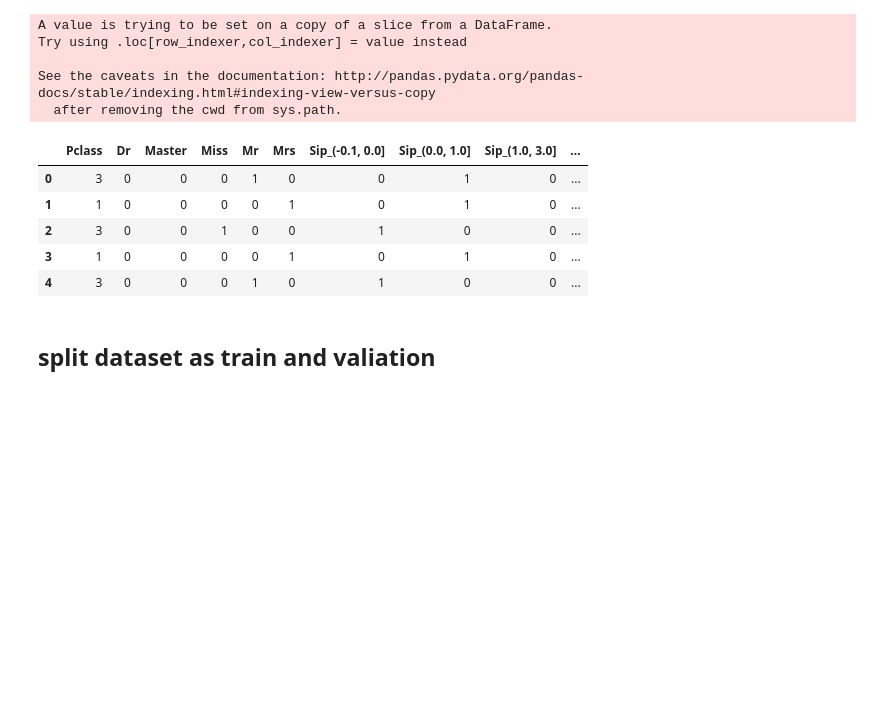
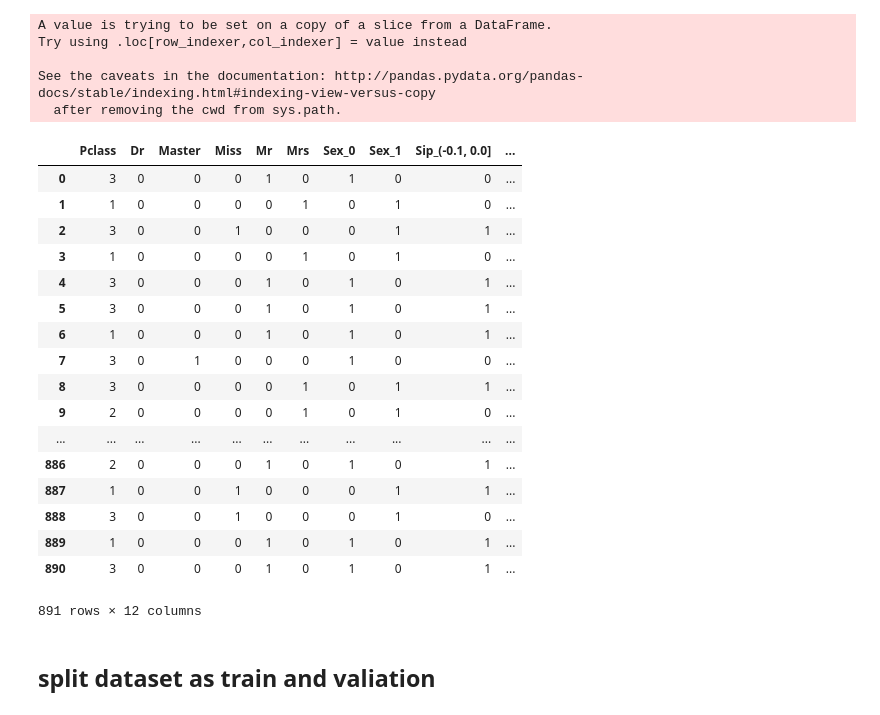
Before and after one commit to RayFromUiS/kaggle_titanic, a Jupyter notebook: kaggle_titanic.ipynb, the cells around one changed output. Saved outputs shown, nothing was run; the diff lists cells and outputs as text; code cells hidden in the pictures; blank space fills up the shorter version.

```diff
--- a/kaggle_titanic.ipynb
+++ b/kaggle_titanic.ipynb
@@ -73,7 +73,7 @@ ax2 = sns.countplot(x = 'Sex',hue = 'Survived',data = train_df)
 # %% [output]
 [figure]
 # %%
-train_df['Sex'] = train_df['Sex'].map({'male':0,'feamale':1})
+train_df['Sex'] = train_df['Sex'].map({'male':0,'female':1})
 # %%
 sns.countplot(x = 'SibSp',hue = 'Survived',data = train_df )
 # %% [output]
@@ -178,15 +178,18 @@ def df_features(df,featrue_cols):
     titles = pd.get_dummies(pre_train_df['Title'])
 #     convert 'sibsp' to dummy vaiables
     sip = pd.get_dummies(pre_train_df['SibSp'],prefix = 'Sip')
+#      convert sex to dummy vairables
+    sex = pd.get_dummies(pre_train_df['Sex'],prefix = 'Sex')
 #     merge tiltes with pre_train_df
     pre_train_df = pd.merge(pre_train_df,titles,left_index =True,right_index =True)
 #     merge sips  with pre_train_df
+    pre_train_df = pd.merge(pre_train_df,sex,left_index =True,right_index =True)
     pre_train_df = pd.merge(pre_train_df,sip,left_index =True,right_index =True)
-    pre_train_df.drop(['Title','SibSp'],axis = 1,inplace =True)
+    pre_train_df.drop(['Title','SibSp','Sex'],axis = 1,inplace =True)
 
     return pre_train_df
 # %%
-pre_train_df = df_features(df_split,featrue_cols = ['Title','Pclass','SibSp'])
+pre_train_df = df_features(df_split,featrue_cols = ['Title','Pclass','SibSp','Sex'])
 # %% [output]
 A value is trying to be set on a copy of a slice from a DataFrame.
 Try using .loc[row_indexer,col_indexer] = value instead
@@ -194,14 +197,26 @@ Try using .loc[row_indexer,col_indexer] = value instead
 See the caveats in the documentation: http://pandas.pydata.org/pandas-docs/stable/indexing.html#indexing-view-versus-copy
   after removing the cwd from sys.path.
 # %%
-pre_train_df.head()
+pre_train_df
 # %% [output]
-|  | Pclass | Dr | Master | Miss | Mr | Mrs | Sip_(-0.1, 0.0] | Sip_(0.0, 1.0] | Sip_(1.0, 3.0] | ... |
-| 0 | 3 | 0 | 0 | 0 | 1 | 0 | 0 | 1 | 0 | ... |
+|  | Pclass | Dr | Master | Miss | Mr | Mrs | Sex_0 | Sex_1 | Sip_(-0.1, 0.0] | ... |
+| 0 | 3 | 0 | 0 | 0 | 1 | 0 | 1 | 0 | 0 | ... |
 | 1 | 1 | 0 | 0 | 0 | 0 | 1 | 0 | 1 | 0 | ... |
-| 2 | 3 | 0 | 0 | 1 | 0 | 0 | 1 | 0 | 0 | ... |
+| 2 | 3 | 0 | 0 | 1 | 0 | 0 | 0 | 1 | 1 | ... |
 | 3 | 1 | 0 | 0 | 0 | 0 | 1 | 0 | 1 | 0 | ... |
-| 4 | 3 | 0 | 0 | 0 | 1 | 0 | 1 | 0 | 0 | ... |
+| 4 | 3 | 0 | 0 | 0 | 1 | 0 | 1 | 0 | 1 | ... |
+| 5 | 3 | 0 | 0 | 0 | 1 | 0 | 1 | 0 | 1 | ... |
+| 6 | 1 | 0 | 0 | 0 | 1 | 0 | 1 | 0 | 1 | ... |
+| 7 | 3 | 0 | 1 | 0 | 0 | 0 | 1 | 0 | 0 | ... |
+| 8 | 3 | 0 | 0 | 0 | 0 | 1 | 0 | 1 | 1 | ... |
+| 9 | 2 | 0 | 0 | 0 | 0 | 1 | 0 | 1 | 0 | ... |
+| ... | ... | ... | ... | ... | ... | ... | ... | ... | ... | ... |
+| 886 | 2 | 0 | 0 | 0 | 1 | 0 | 1 | 0 | 1 | ... |
+| 887 | 1 | 0 | 0 | 1 | 0 | 0 | 0 | 1 | 1 | ... |
+| 888 | 3 | 0 | 0 | 1 | 0 | 0 | 0 | 1 | 0 | ... |
+| 889 | 1 | 0 | 0 | 0 | 1 | 0 | 1 | 0 | 1 | ... |
+| 890 | 3 | 0 | 0 | 0 | 1 | 0 | 1 | 0 | 1 | ... |
+891 rows × 12 columns
 # %% [markdown]
 ##  split dataset as train and valiation
 # %%
```
Also changed, not shown: parts of 9 cells of this notebook, 1 other file.
